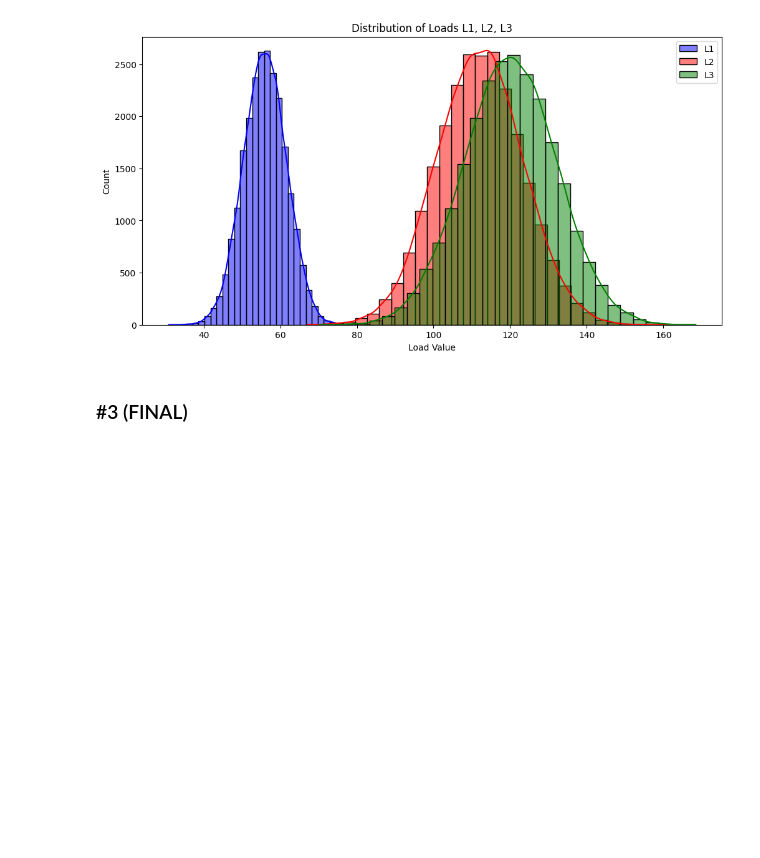
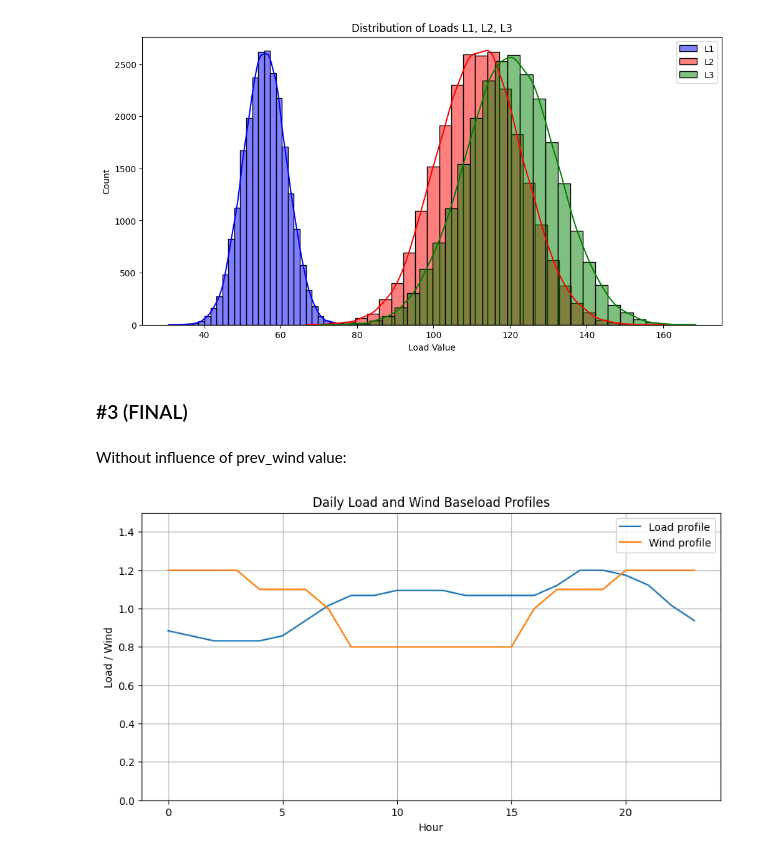
Before and after one commit to Max-f123/Machine_Learning_in_Energy_Systems, a Jupyter notebook: Assignment 02/02 - Simon/A02_Simon.ipynb, the cells around one changed output. Saved outputs shown, nothing was run; the diff lists cells and outputs as text; code cells hidden in the pictures; blank space fills up the shorter version.

```diff
--- a/Assignment 02/02 - Simon/A02_Simon.ipynb
+++ b/Assignment 02/02 - Simon/A02_Simon.ipynb
@@ -158,56 +158,74 @@ plt.show()
 [figure]
 # %% [markdown]
 ### #3 (FINAL)
+# %% [markdown]
+Without influence of prev_wind value:
 # %%
 # Function to generate samples for loads and wind production, using baseload daily profiles and adding variability
-wind_profile = [1.2, 1.2, 1.2, 1.2, 1.1, 1.1, 1.1, 1.1, 0.8, 0.8, 0.7, 0.7, 0.7, 0.7, 0.8, 0.8, 1.1, 1.1, 1.1, 1.1, 1.2, 1.2, 1.2, 1.2]
+wind_profile = [1.2, 1.2, 1.2, 1.2, 1.1, 1.1, 1.1, 1.0, 0.8, 0.8, 0.8, 0.8, 0.8, 0.8, 0.8, 0.8, 1.0, 1.1, 1.1, 1.1, 1.2, 1.2, 1.2, 1.2]
 load_profile = [13, 12.5, 12, 12, 12, 12.5, 14, 15.5, 16.5, 16.5, 17, 17, 17, 16.5, 16.5, 16.5, 16.5, 17.5, 19, 19, 18.5, 17.5, 15.5, 14]
 # Normalize daily load profile
 load_profile = np.array(load_profile) / max(load_profile) + 0.2
 
 # Function to generate samples for loads and wind production
 def generate_samples(
-    daily_load_baseload_profile, daily_wind_baseload_profile,num_samples, loads_mean, wind_mean, sd_daily=0.1, sd_hourly=0.05, sd_L=0.1, sd_W=0.2, wind_shape=2):
+    daily_load_baseload_profile, daily_wind_baseload_profile,num_samples, loads_mean, wind_mean, sd_daily=0.1, sd_hourly=0.05, sd_L=0.1, sd_W=0.2, wind_shape=1.75):
 
     data = []
     for sample_num in range(1, num_samples + 1):
         # Daily variability for all features
         daily_var = np.random.normal(0, sd_daily)
+        hourly_var2 = np.random.weibull(wind_shape) * 0.40 # Wind variability
 
         for hour in range(24):
             # Hourly variability
             hourly_var = np.random.normal(0, sd_hourly)
-            hourly_var2 = min(np.random.weibull(wind_shape) * 0.5, 1 + daily_var) # Wind variability
+            weibull_var = np.random.weibull(wind_shape) * 0.35 # Wind variability
 
             # Generate loads using normal distribution
             load_sample = [
                 round(
                     np.clip(
                         np.random.normal(
                             mean * daily_load_baseload_profile[hour] * (1 + daily_var) * (1 + hourly_var), mean * sd_L), 0, mean * 2), 2)
                 for mean in loads_mean
             ]
 
             # Generate wind using Weibull distribution
             wind_sample = [
-                round(np.clip(np.random.normal(daily_wind_baseload_profile[hour] * hourly_var2, sd_W),0, 1) * mean, 2)
+                round(np.clip(np.random.normal(daily_wind_baseload_profile[hour] * hourly_var2, sd_W),0 + hourly_var**2, 1-hourly_var**2) * mean, 2)
                 for mean in wind_mean
             ]
+
 
             # Combine into a single row
             row = [sample_num, hour] + load_sample + wind_sample
             data.append(row)
     return data
 
 # Define parameters
 loads_mean = [56, 112, 120]  # Mean loads for L1, L2, L3
 wind_mean = [10, 30]  # Mean wind capacities for W1, W2
 
 # Call the function
-samples_data = generate_samples(load_profile, wind_profile, num_samples=5, loads_mean=loads_mean, wind_mean=wind_mean)
+samples_data = generate_samples(load_profile, wind_profile, num_samples=100, loads_mean=loads_mean, wind_mean=wind_mean)
 
 # Define column names
 columns = ["Sample_Nr", "Hour", "L1", "L2", "L3", "W1", "W2"]
 
 # Convert to DataFrame
 samples_df = pd.DataFrame(samples_data, columns=columns)
+
+# Plot the daily profiles, with y axis going from 0 to 1.5
+plt.figure(figsize=(10, 5))
+plt.plot(load_profile, label="Load profile")
+plt.plot(wind_profile, label="Wind profile")
+plt.ylabel("Load / Wind")
+plt.ylim(0,1.5)
+plt.xlabel("Hour")
+plt.legend()
+plt.title("Daily Load and Wind Baseload Profiles")
+plt.grid(True)
+plt.show()
+# %% [output]
+[figure, added]
```
Also changed, not shown: parts of 4 cells of this notebook.
